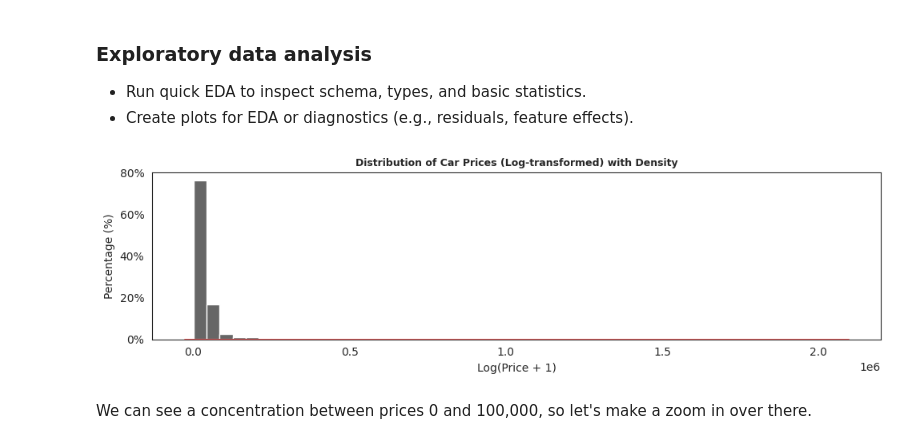
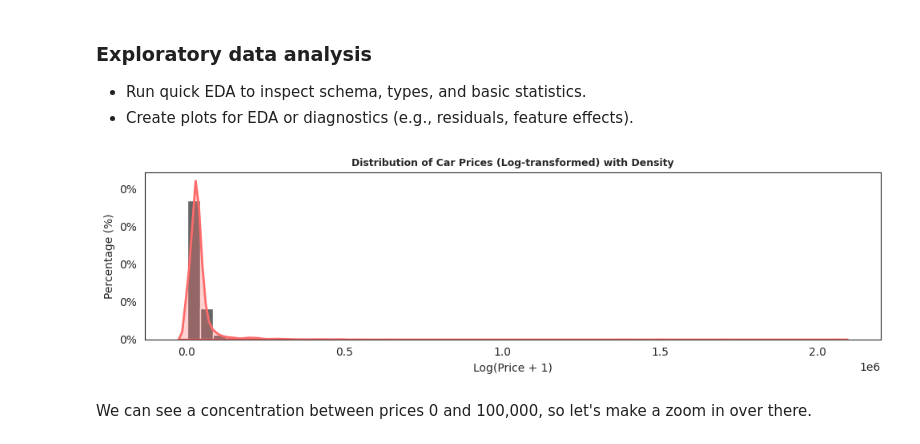
Before and after one commit to leontatianaz/machine-learning-zoomcap-homework, a Jupyter notebook: 02-regression/car-price.ipynb, the cells around one changed output. Saved outputs shown, nothing was run; the diff lists cells and outputs as text; code cells hidden in the pictures.

```diff
--- a/02-regression/car-price.ipynb
+++ b/02-regression/car-price.ipynb
@@ -101,18 +101,18 @@ df.head()
 # %%
 plt.figure(figsize=(10,3))
 sns.set_style("white")
 
-sns.histplot(df.msrp, bins=50, color='black', alpha=0.6, stat='percent', edgecolor='white')
+sns.histplot(df.msrp, bins=50, color='black', alpha=0.6, stat='density', edgecolor='white')
 sns.kdeplot(df.msrp, color='#FF6B6B', linewidth=2, fill=True, alpha=0.3) #overlay density curve
 plt.gca().yaxis.set_major_formatter(plt.FuncFormatter(lambda y, _: f'{y:.0f}%'))
 plt.xlabel('Log(Price + 1)')
 plt.ylabel('Percentage (%)')
 plt.title('Distribution of Car Prices (Log-transformed) with Density', fontsize=9, weight='bold')
 
 plt.tight_layout()
 plt.show()
 # %% [output]
-[figure, old version]
+[figure, new version]
 # %% [markdown]
 We can see a concentration between prices 0 and 100,000, so let's make a zoom in over there.
 # %%
```
Also changed, not shown: parts of 3 cells of this notebook, 1 other file.
